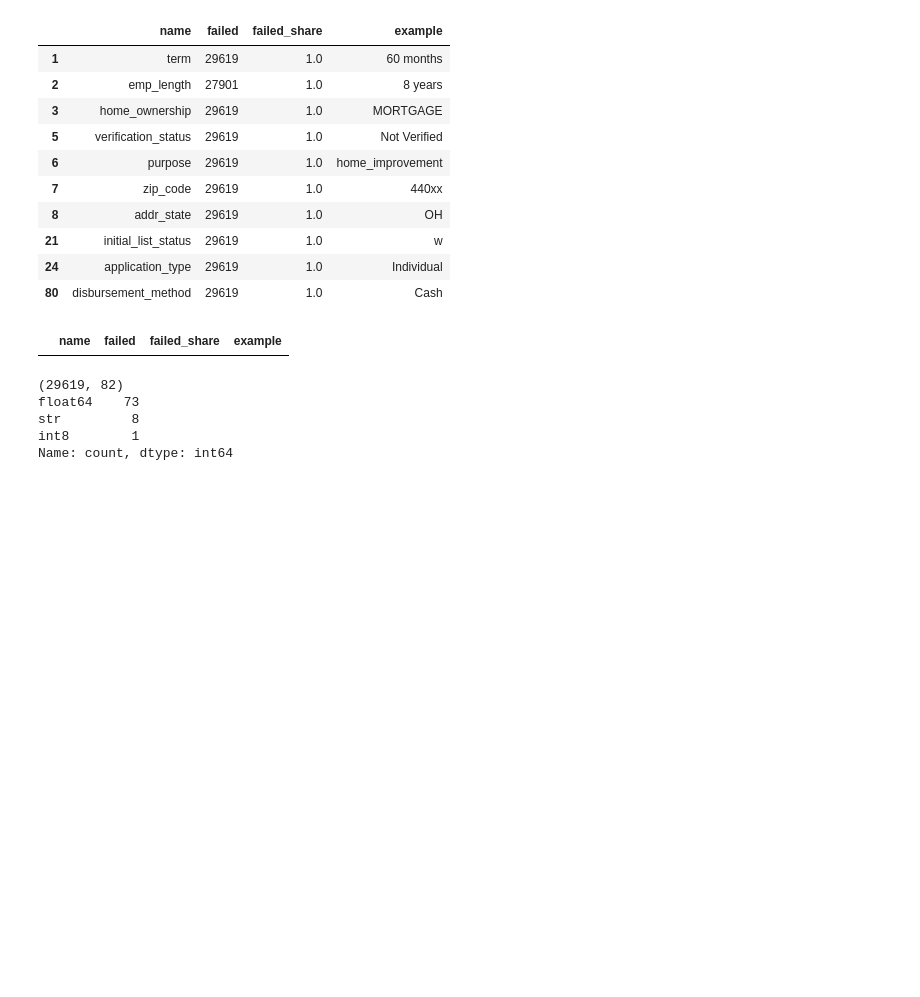
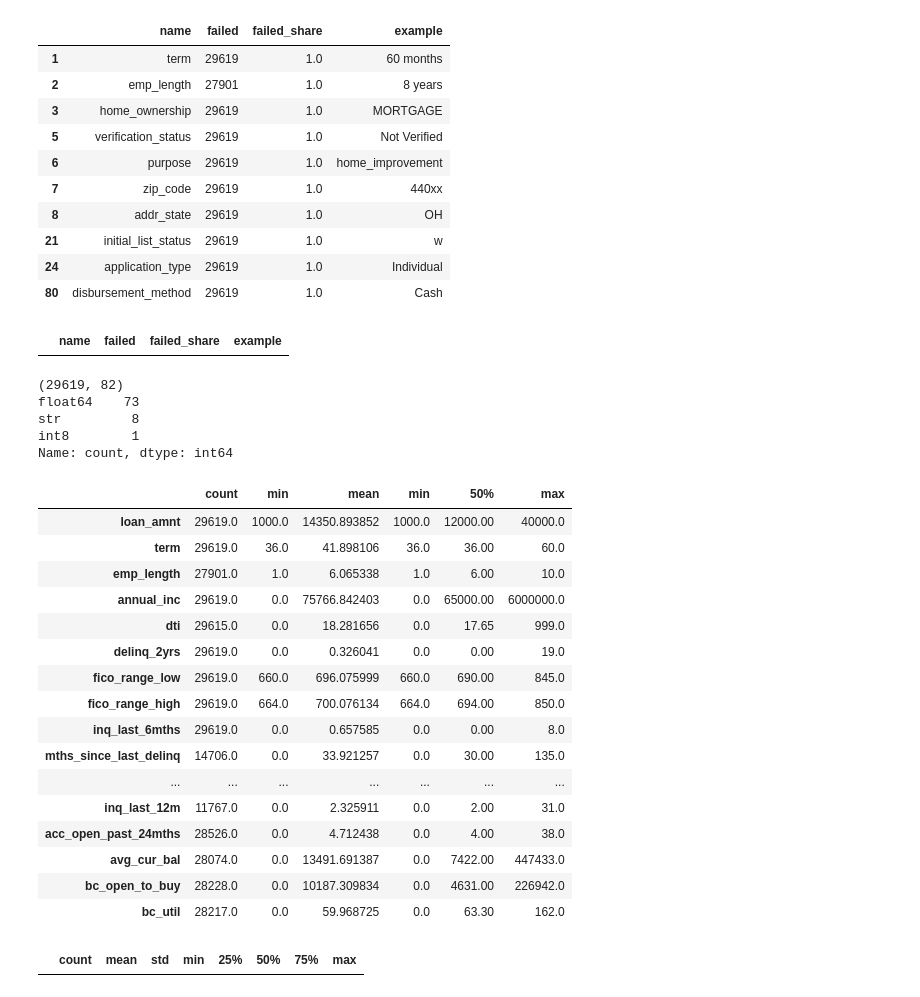
Before and after one commit to Mehdi-mo/credit-risk-engine, a Jupyter notebook: notebooks/02_clean_and_explore.ipynb, the cells around one changed output. Drawn from its saved outputs; the diff is of its cells as text; code cells hidden in the pictures; blank space fills up the shorter version.

```diff
--- a/notebooks/02_clean_and_explore.ipynb
+++ b/notebooks/02_clean_and_explore.ipynb
@@ -368,3 +368,28 @@ float64    73
 str         8
 int8        1
 Name: count, dtype: int64
+# %%
+desc = model_df.describe().T
+desc[['count', 'min', 'mean', 'min', '50%', 'max']].head(40)
+# %% [output]
+|  | count | min | mean | min | 50% | max |
+| loan_amnt | 29619.0 | 1000.0 | 14350.893852 | 1000.0 | 12000.00 | 40000.0 |
+| term | 29619.0 | 36.0 | 41.898106 | 36.0 | 36.00 | 60.0 |
+| emp_length | 27901.0 | 1.0 | 6.065338 | 1.0 | 6.00 | 10.0 |
+| annual_inc | 29619.0 | 0.0 | 75766.842403 | 0.0 | 65000.00 | 6000000.0 |
+| dti | 29615.0 | 0.0 | 18.281656 | 0.0 | 17.65 | 999.0 |
+| delinq_2yrs | 29619.0 | 0.0 | 0.326041 | 0.0 | 0.00 | 19.0 |
+| fico_range_low | 29619.0 | 660.0 | 696.075999 | 660.0 | 690.00 | 845.0 |
+| fico_range_high | 29619.0 | 664.0 | 700.076134 | 664.0 | 694.00 | 850.0 |
+| inq_last_6mths | 29619.0 | 0.0 | 0.657585 | 0.0 | 0.00 | 8.0 |
+| mths_since_last_delinq | 14706.0 | 0.0 | 33.921257 | 0.0 | 30.00 | 135.0 |
+| ... | ... | ... | ... | ... | ... | ... |
+| inq_last_12m | 11767.0 | 0.0 | 2.325911 | 0.0 | 2.00 | 31.0 |
+| acc_open_past_24mths | 28526.0 | 0.0 | 4.712438 | 0.0 | 4.00 | 38.0 |
+| avg_cur_bal | 28074.0 | 0.0 | 13491.691387 | 0.0 | 7422.00 | 447433.0 |
+| bc_open_to_buy | 28228.0 | 0.0 | 10187.309834 | 0.0 | 4631.00 | 226942.0 |
+| bc_util | 28217.0 | 0.0 | 59.968725 | 0.0 | 63.30 | 162.0 |
+# %%
+desc[desc['min'] < 0]
+# %% [output]
+|  | count | mean | std | min | 25% | 50% | 75% | max |
```
Also changed, not shown: parts of 5 cells of this notebook.
